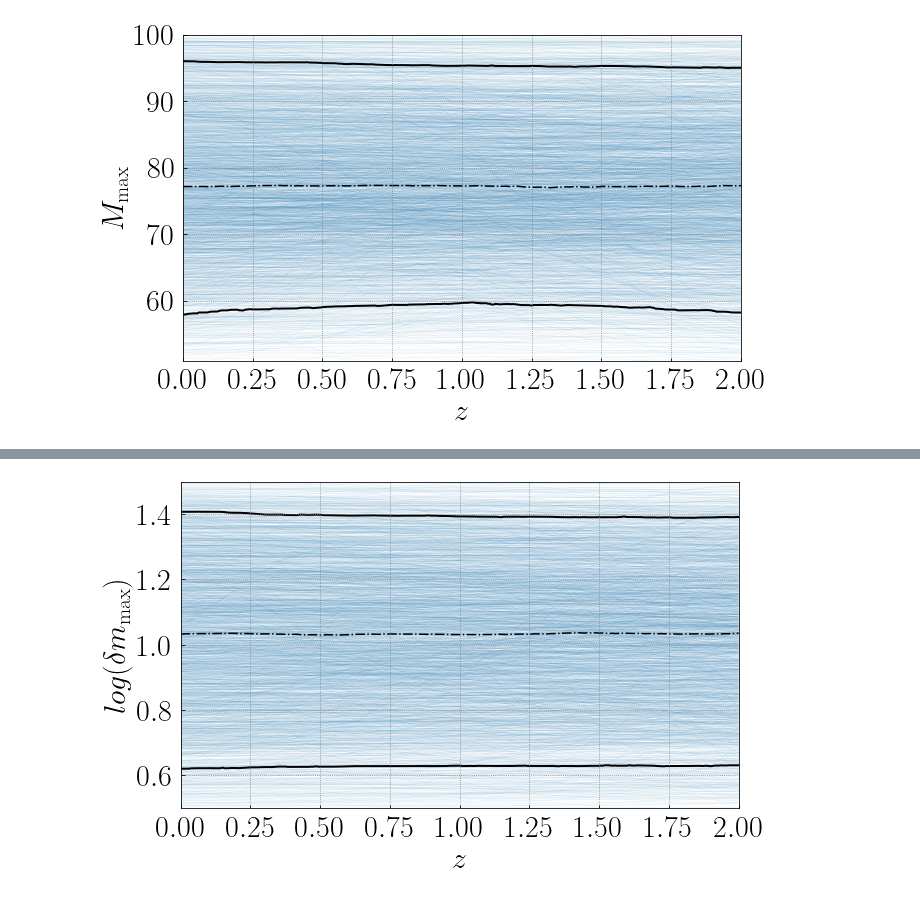
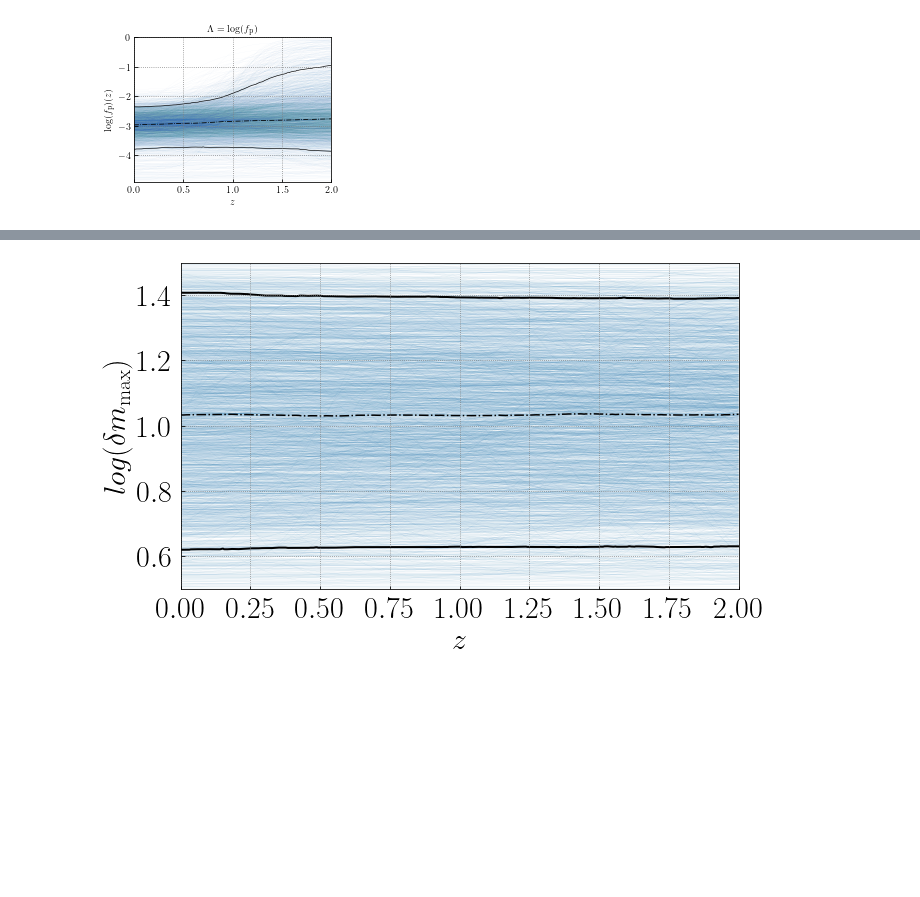
Before and after one commit to maxlalleman/bbh_mass_distribution_redshift_variation_inference, a Jupyter notebook: figures/Traces_power_law_sector.ipynb, the cells around one changed output, grey strips where cells are left out. Cells and saved outputs as stored; diff of their text form; code cells hidden in the pictures; blank space fills up the shorter version.

```diff
--- a/figures/Traces_power_law_sector.ipynb
+++ b/figures/Traces_power_law_sector.ipynb
@@ -51,55 +52,30 @@ plt.show()
-# %%
-fig,ax = plt.subplots(figsize=(10,6))
-ax.set_rasterization_zorder(2)
-mMax_matrix = np.zeros((len(range(samps.alpha_ref.size)), len(zs)))
-for i in range(samps.mMax.size):
-    mMax_r = sigmoid_no_delta(samps.mMax.values[i],
-                               samps.high_mMax.values[i],
-                               10.**samps.log_width_mMax.values[i],
-                               samps.middle_z_mMax.values[i],
-                               zs,
-                              )
-    plt.plot(zs, mMax_r, lw = 0.15, color='#1f78b4', alpha = 0.2, zorder = 0)
-    mMax_matrix[i, :] = mMax_r
-
-median_mMax = np.median(mMax_matrix, axis = 0)
-plt.xlim(0,2)
-plt.ylim(51, 100)
-ax.set_xlabel(r"$z$", fontsize = 30)
-ax.set_ylabel(r"$M_{\rm max}$", fontsize = 30)
-plt.xticks(fontsize=30)
-plt.yticks(fontsize=30)
-plt.plot(zs, median_mMax, "-.", c="k", zorder = 1)
-plt.plot(zs,np.quantile(mMax_matrix,0.05,axis=0), zorder = 1, color='k', lw=2, alpha=1)
-plt.plot(zs,np.quantile(mMax_matrix,0.95,axis=0), zorder = 1, color='k', lw=2, alpha=1)
-plt.savefig("Trace_mMax_power_law_z_0_to_2.pdf", dpi = 400, bbox_inches = "tight")
-plt.show()
-# %% [output]
-[figure, old version]
 # %%
-fig,ax = plt.subplots(figsize=(10,6))
+cm = 1/2.54
+fig, ax = plt.subplots(figsize=(9*cm, 6.75*cm))
 ax.set_rasterization_zorder(2)
 fpeak_matrix = np.zeros((len(range(samps.log_f_peak.size)), len(zs)))
 for i in range(samps.log_f_peak.size):
     f_peak_r = sigmoid_no_delta(samps.log_f_peak.values[i],
                                samps.log_high_f_peak.values[i],
                                10.**samps.log_width_f_peak.values[i],
                                samps.middle_z_f_peak.values[i],
                                zs,
                               )
-    plt.plot(zs, f_peak_r, lw = 0.15, color='#1f78b4', alpha = 0.2, zorder = 0)
+    plt.plot(zs, f_peak_r, lw = 0.05, color='#1f78b4', alpha = 0.2, zorder = 0)
     fpeak_matrix[i, :] = f_peak_r
 
 median_fpeak = np.median(fpeak_matrix, axis = 0)
 plt.xlim(0,2)
 plt.ylim(-4.9, 0)
-ax.set_xlabel(r"$z$", fontsize = 30)
-ax.set_ylabel(r"$log(f_{\rm p})$", fontsize = 30)
-plt.xticks(fontsize=30)
-plt.yticks(fontsize=30)
-plt.plot(zs, median_fpeak, "-.", c="k", zorder = 1)
-plt.plot(zs,np.quantile(fpeak_matrix,0.05,axis=0), zorder = 1, color='k', lw=2, alpha=1)
-plt.plot(zs,np.quantile(fpeak_matrix,0.95,axis=0), zorder = 1, color='k', lw=2, alpha=1)
-plt.title(r"$\Lambda = \log(f_{\rm p})$", fontsize = 30)
+plt.xlabel(r"$z$", fontsize = 10)
+plt.ylabel(r"$\log(f_{\rm p})(z)$", fontsize = 10)
+plt.xticks(fontsize=10)
+plt.yticks(fontsize=10)
+plt.plot(zs, median_fpeak, "-.", c="k", zorder = 1, lw = 0.8)
+plt.plot(zs,np.quantile(fpeak_matrix,0.05,axis=0), zorder = 1, color='k', lw=0.65, alpha=1)
+plt.plot(zs,np.quantile(fpeak_matrix,0.95,axis=0), zorder = 1, color='k', lw=0.65, alpha=1)
+plt.title(r"$\Lambda = \log(f_{\rm p})$", fontsize = 10)
 plt.savefig("Trace_fp_power_law_z_0_to_2.pdf", dpi = 400, bbox_inches = "tight")
 plt.show()
+# %% [output]
+[figure, added]
```
Also changed, not shown: parts of 2 cells of this notebook, 13 other files.
